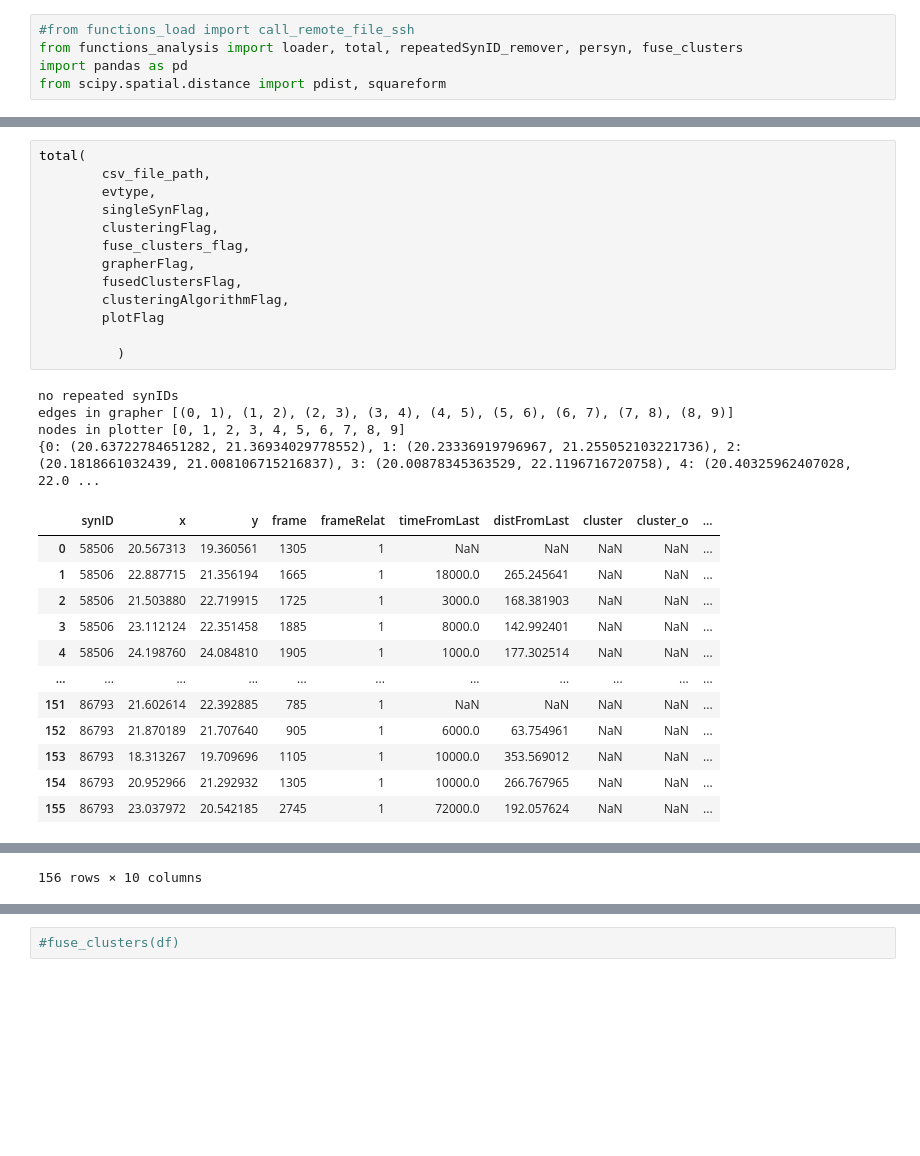
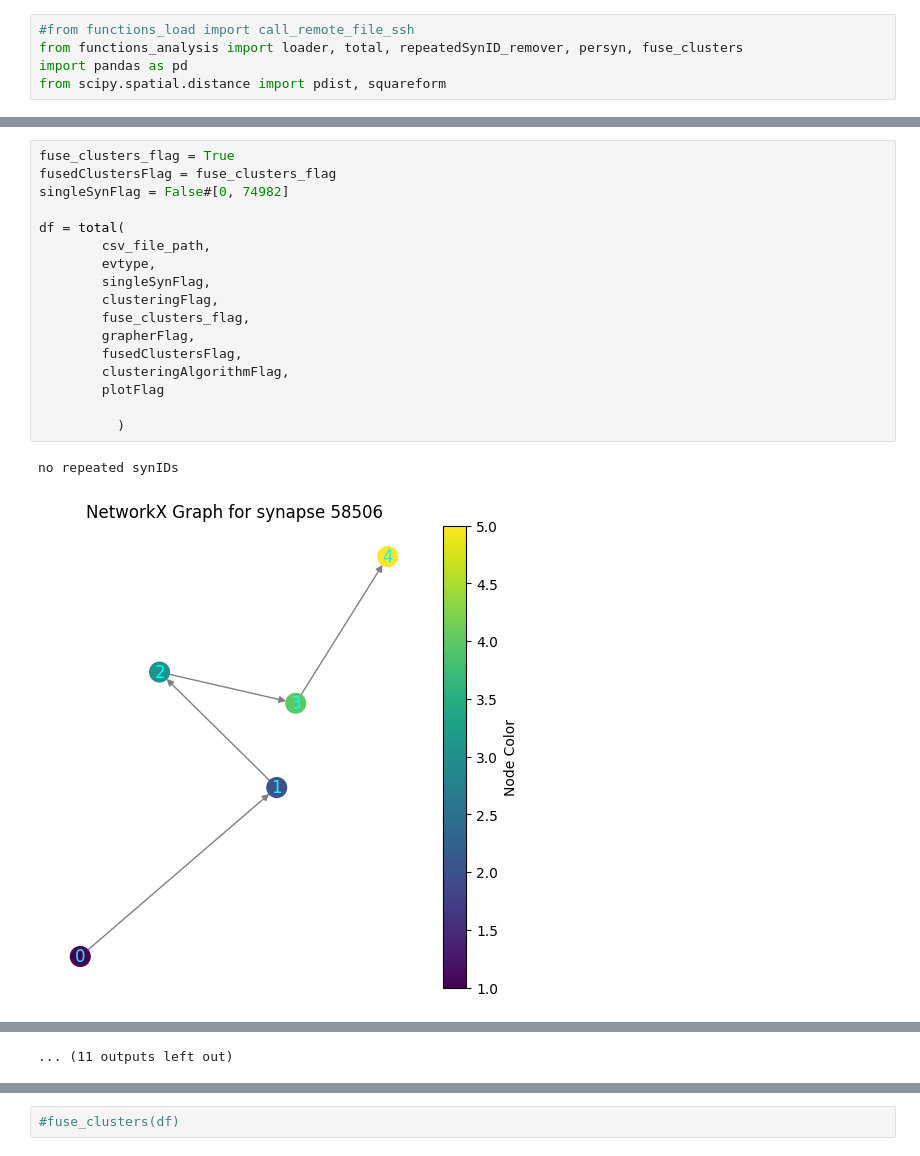
Before and after one commit to gmalagonv/synaptic_computation, a Jupyter notebook: functions_scripts/analysis_0.1.ipynb, the cells around one changed output, grey strips where cells are left out. Saved outputs shown, nothing was run; the diff lists cells and outputs as text; blank space fills up the shorter version.

```diff
--- a/functions_scripts/analysis_0.1.ipynb
+++ b/functions_scripts/analysis_0.1.ipynb
@@ -16,30 +33,20 @@ fusedClustersFlag = fuse_clusters_flag
 # %%
-total(
+fuse_clusters_flag = True
+fusedClustersFlag = fuse_clusters_flag
+singleSynFlag = False#[0, 74982]
+
+df = total(
         csv_file_path,
         evtype,
         singleSynFlag,
         clusteringFlag,
         fuse_clusters_flag,
         grapherFlag,
         fusedClustersFlag,
         clusteringAlgorithmFlag,
         plotFlag
 
           )
 # %% [output]
 no repeated synIDs
-edges in grapher [(0, 1), (1, 2), (2, 3), (3, 4), (4, 5), (5, 6), (6, 7), (7, 8), (8, 9)]
-nodes in plotter [0, 1, 2, 3, 4, 5, 6, 7, 8, 9]
-{0: (20.63722784651282, 21.36934029778552), 1: (20.23336919796967, 21.255052103221736), 2: (20.1818661032439, 21.008106715216837), 3: (20.00878345363529, 22.1196716720758), 4: (20.40325962407028, 22.0 ...
-|  | synID | x | y | frame | frameRelat | timeFromLast | distFromLast | cluster | cluster_o | ... |
-| 0 | 58506 | 20.567313 | 19.360561 | 1305 | 1 | NaN | NaN | NaN | NaN | ... |
-| 1 | 58506 | 22.887715 | 21.356194 | 1665 | 1 | 18000.0 | 265.245641 | NaN | NaN | ... |
-| 2 | 58506 | 21.503880 | 22.719915 | 1725 | 1 | 3000.0 | 168.381903 | NaN | NaN | ... |
-| 3 | 58506 | 23.112124 | 22.351458 | 1885 | 1 | 8000.0 | 142.992401 | NaN | NaN | ... |
-| 4 | 58506 | 24.198760 | 24.084810 | 1905 | 1 | 1000.0 | 177.302514 | NaN | NaN | ... |
-| ... | ... | ... | ... | ... | ... | ... | ... | ... | ... | ... |
-| 151 | 86793 | 21.602614 | 22.392885 | 785 | 1 | NaN | NaN | NaN | NaN | ... |
-| 152 | 86793 | 21.870189 | 21.707640 | 905 | 1 | 6000.0 | 63.754961 | NaN | NaN | ... |
-| 153 | 86793 | 18.313267 | 19.709696 | 1105 | 1 | 10000.0 | 353.569012 | NaN | NaN | ... |
-| 154 | 86793 | 20.952966 | 21.292932 | 1305 | 1 | 10000.0 | 266.767965 | NaN | NaN | ... |
-| 155 | 86793 | 23.037972 | 20.542185 | 2745 | 1 | 72000.0 | 192.057624 | NaN | NaN | ... |
+[figure, new version]
@@ -46 +63 @@ nodes in plotter [0, 1, 2, 3, 4, 5, 6, 7, 8, 9]
-156 rows × 10 columns
+... (11 outputs left out)
```
Also changed, not shown: parts of 7 cells of this notebook, 1 other file.
